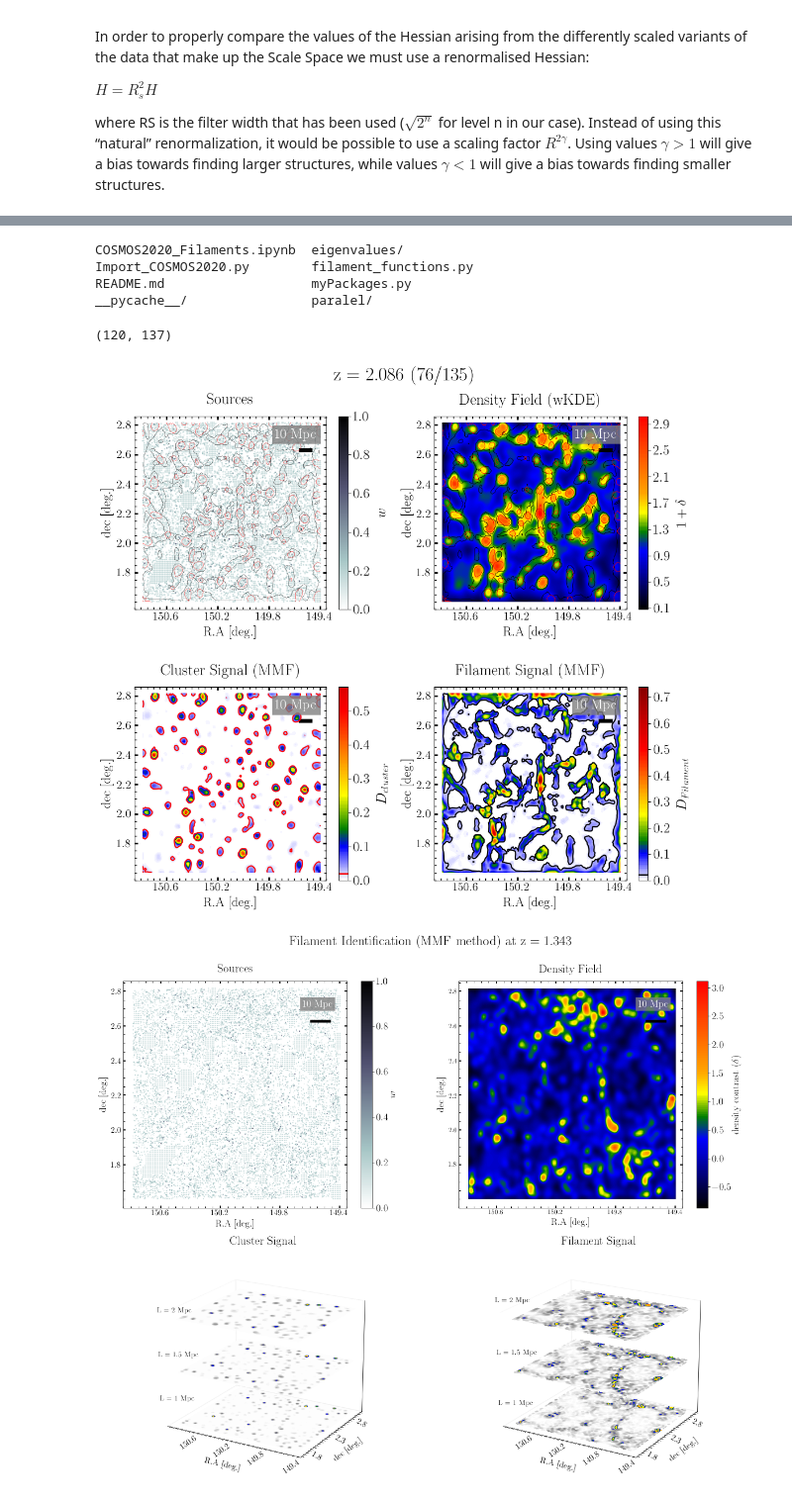
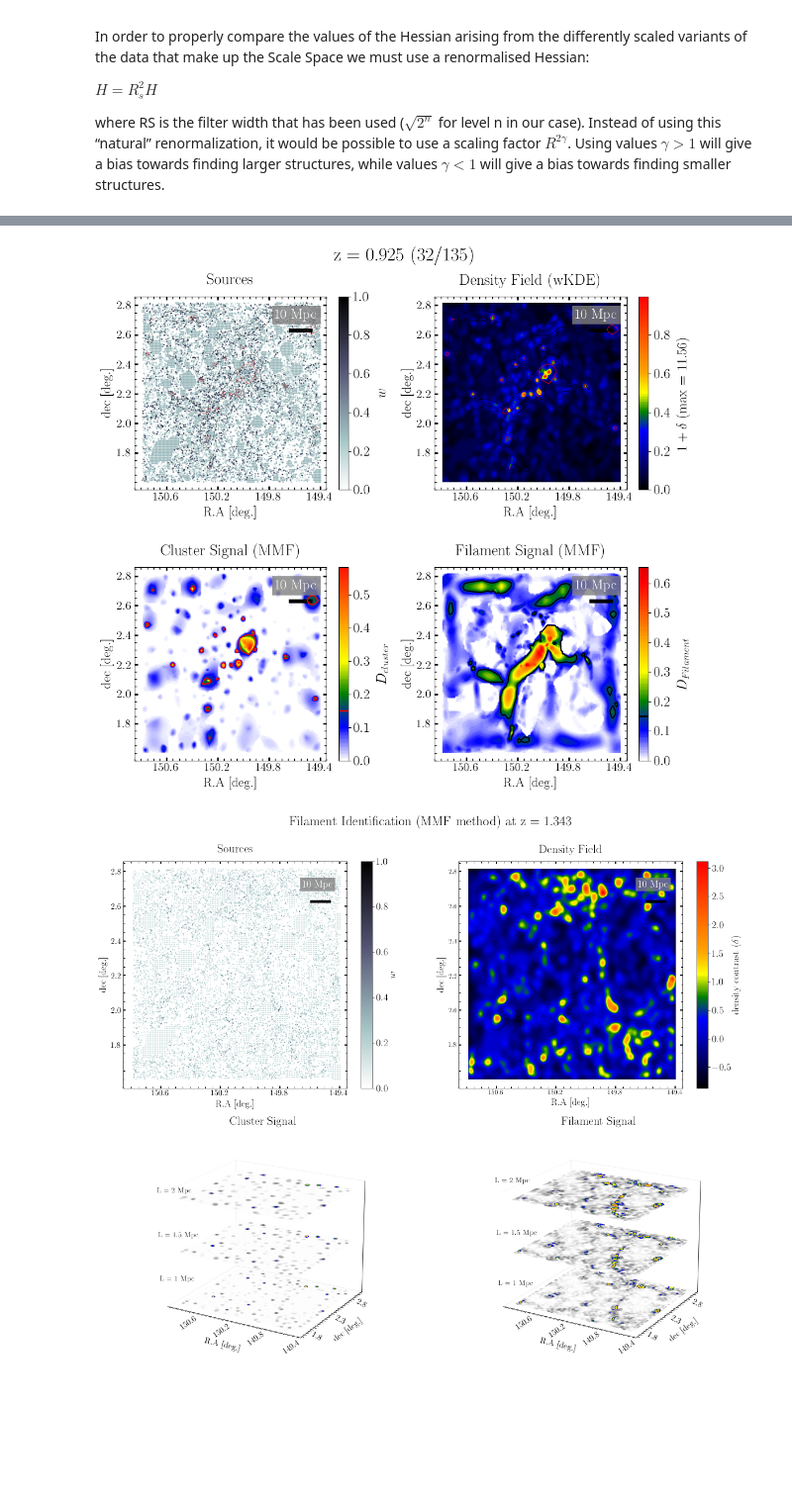
Before and after one commit to sinataamoli/COSMOS2020-filaments, a Jupyter notebook: COSMOS2020_Filaments.ipynb, the cells around one changed output, grey strips where cells are left out. Shown at 99% size. Saved outputs shown, nothing was run; the diff lists cells and outputs as text; code cells hidden in the pictures; blank space fills up the shorter version.

Commit message:
web_extractor tested

```diff
--- a/COSMOS2020_Filaments.ipynb
+++ b/COSMOS2020_Filaments.ipynb
@@ -534,0 +595,13 @@ shape = np.load('./inputs/shape.npy')
+# %%
+redshift_slices = [20]
+scales_Mpc = [0.5, 0.7, 1, 1.5, 2, 3, 4]
+
+num_rows, num_cols = 120, 137
+
+gr_x = np.linspace(alpha_min, alpha_max, num_cols)
+gr_y = np.linspace(delta_min, delta_max, num_rows)
+
+distance_scale_x = gr_x[1] - gr_x[0]
+distance_scale_y = gr_y[1] - gr_y[0]
+
+max_signal_cluster, max_signal_filament = web_extractor(redshift_slices, scales_Mpc, distance_scale_x, distance_scale_y)
@@ -648,7 +625,0 @@ filament_signal[filament_keyName] = Signal_filament
-# %%
-ls
-# %% [output]
-COSMOS2020_Filaments.ipynb  eigenvalues/
-Import_COSMOS2020.py        filament_functions.py
-README.md                   myPackages.py
-__pycache__/                paralel/
@@ -771,8 +626,10 @@ max_signal_cluster, max_signal_filament = identifier(75, scales = [0.25, 0.5, 0.
-# %%
-np.shape(max_signal_cluster)
-# %% [output]
-(120, 137)
 # %%
+slice = redshift_slices[0]
+gamma = 1
+
+max_signal_cluster = np.load(os.path.join(signals_dir, 'cluster_signal_slice=%d_z=%.3f_gamma=%.2f.npy' %(slice, slice_centers[slice], gamma)))
+max_signal_filament = np.load(os.path.join(signals_dir, 'filament_signal_slice=%d_z=%.3f_gamma=%.2f.npy' %(slice, slice_centers[slice], gamma)))
+
 rows, columns = 2, 2
 fig, ax = plt.subplots(nrows = rows, ncols = columns, figsize = (12, 11))
 
@@ -798,27 +655,27 @@ cmap_densityMap = LinearSegmentedColormap.from_list('custom', densityMap_colors)
 norm_densityMap = plt.Normalize(vmin=0, vmax=50)
 
 # Cluster_colors = [(0.0, 'blue'), (0.5, 'green'), (0.6, 'yellow'), (0.65, 'orange'), (0.8, 'red'), (1, 'black')]
-cluster_colors = [(0.0, 'white'), (0.1, 'blue'), (0.15, 'green'), (0.25, 'yellow'), (0.5, 'red'), (1, 'black')]
+cluster_colors = [(0.0, 'white'), (0.1, 'blue'), (0.2, 'green'), (0.3, 'yellow'), (0.6, 'red'), (1, 'black')]
 cmap_cluster_custom = LinearSegmentedColormap.from_list('custom', cluster_colors)
 norm_cluster = plt.Normalize(vmin=0, vmax=1)
 cmap_cluster = cmap_cluster_custom
 
 # Filament colorbar
-filament_colors = [(0.0, 'white'), (0.1, 'blue'), (0.15, 'green'), (0.25, 'yellow'), (0.5, 'red'), (1, 'black')]
+filament_colors = [(0.0, 'white'), (0.1, 'blue'), (0.2, 'green'), (0.3, 'yellow'), (0.6, 'red'), (1, 'black')]
 cmap_filament_custom = LinearSegmentedColormap.from_list('custom', filament_colors)
 norm_filament = plt.Normalize(vmin=0, vmax=1)
 cmap_filament = cmap_filament_custom
 
 # Contours
-cluster_signal_level = 0.02
-filament_signal_level = 0.02
+cluster_signal_level = 0.15
+filament_signal_level = 0.15
 galaxies_contour_width = 0.3
 density_contour_width = 0.6
 
-scale_bar = cosmo.arcsec_per_kpc_comoving(slice_centers[snapshot]).value * 10000 / 3600
+scale_bar = cosmo.arcsec_per_kpc_comoving(slice_centers[slice]).value * 10000 / 3600
 
 # Outline
-mesh_y, mesh_x = np.shape(Slice(snapshot).density_excess)
+mesh_y, mesh_x = np.shape(Slice(slice).density_excess)
 gr_x = np.linspace(alpha_min, alpha_max, mesh_x)
 gr_y = np.linspace(delta_min, delta_max, mesh_y)
 grid_x, grid_y = np.meshgrid(gr_x, gr_y)
@@ -844,7 +701,7 @@ for row in range(rows):
         ax[row, col].tick_params(which='minor', width=1, length = 3)
 
 # Galaxy Distribution
-sc0 = ax[0, 0].scatter(Slice(snapshot).sources['ra'], Slice(snapshot).sources['dec'], c = Slice(snapshot).sources['w'], s = 0.9, vmin = 0, vmax =1, cmap = points_cmap)
+sc0 = ax[0, 0].scatter(Slice(slice).sources['ra'], Slice(slice).sources['dec'], c = Slice(slice).sources['w'], s = 0.9, vmin = 0, vmax =1, cmap = points_cmap)
 cb0 = fig.colorbar(sc0, ax = ax[0, 0])
 cb0.set_ticks([0, 0.2, 0.4, 0.6, 0.8, 1])
 cb0.set_label(r'$w$', size = cb_labelsize, labelpad = cb_label_pad)
@@ -853,42 +710,42 @@ ax[0, 0].contour(grid_x, grid_y, max_signal_filament, levels = [filament_signal_
 ax[0, 0].contour(grid_x, grid_y, max_signal_cluster, levels = [cluster_signal_level], colors='red', linewidths = galaxies_contour_width)
 
 # Density Map
-density_field = Slice(snapshot).density_excess
+density_field = Slice(slice).density_excess / np.max(Slice(slice).density_excess)
 vmin_density, vmax_density = np.min(density_field), np.max(density_field)
 dn = ax[0, 1].contourf(grid_x, grid_y, density_field, 150, cmap = cmap_densityMap, norm = norm_densityMap, vmin = vmin_density, vmax = vmax_density)
 ax[0, 1].set_title('Density Field (wKDE)', size = title_size, pad = title_pad)
 cb1 = fig.colorbar(dn, ax = ax[0, 1])
-cb1.set_ticks(np.round(np.arange(vmin_density, vmax_density, 0.4), 1))
-cb1.set_label(r'$1+\delta$', size = cb_labelsize, labelpad = cb_label_pad)
+cb1.set_ticks(np.round(np.arange(vmin_density, vmax_density, 0.2), 1))
+cb1.set_label(r'$1+\delta$ (max = %.2f)' % np.max(Slice(slice).density_excess), size = cb_labelsize, labelpad = cb_label_pad)
 ax[0, 1].contour(grid_x, grid_y, max_signal_filament, levels = [filament_signal_level], colors='black', linewidths = density_contour_width)
 ax[0, 1].contour(grid_x, grid_y, max_signal_cluster, levels = [cluster_signal_level], colors='red', linewidths = density_contour_width)
 
 # Cluster Signal
 cl = ax[1, 0].contourf(grid_x, grid_y, max_signal_cluster, 150, vmin = 0, vmax = 1, cmap = cmap_cluster, norm = norm_cluster)
 ax[1, 0].contour(grid_x, grid_y, max_signal_cluster, levels = [cluster_signal_level], colors='red')
 cb3 = fig.colorbar(cl, ax = ax[1, 0])
 cb3.ax.axhline(cluster_signal_level, color='red', linewidth=2)
 cb3.set_ticks(np.arange(0, max_signal_cluster.max(), 0.1))
 cb3.set_label(r'$D_{cluster}$', size = cb_labelsize, labelpad = cb_label_pad)
 ax[1, 0].set_title('Cluster Signal (MMF)', size = title_size, pad = title_pad)
 
 # Filament Signal
 fl = ax[1, 1].contourf(grid_x, grid_y, max_signal_filament, 150, vmin = 0, vmax = 1, cmap = cmap_filament, norm = norm_filament)
 ax[1, 1].contour(grid_x, grid_y, max_signal_filament, levels = [filament_signal_level], colors='black')
 ax[1, 1].set_title('Filament Signal (MMF)', size = title_size, pad = title_pad)
 cb4 = fig.colorbar(fl, ax = ax[1, 1])
 cb4.ax.axhline(filament_signal_level, color='black', linewidth=2)
 cb4.set_ticks(np.arange(0, max_signal_filament.max(), 0.1))
 cb4.set_label(r'$D_{Filament}$', size = cb_labelsize, labelpad = cb_label_pad)
 
 fig.set_facecolor('w')
 fig.tight_layout()
 plt.subplots_adjust(left=0.1, bottom=0.15, right=0.9, top=0.9, wspace=0.25, hspace=0.4)
-fig.suptitle('z = %.3f (%d/135)' %(slice_centers[snapshot], snapshot+1), family = 'Times New Roman', size= suptitle_size, y = 0.98)
+fig.suptitle('z = %.3f (%d/135)' %(slice_centers[slice], slice+1), family = 'Times New Roman', size= suptitle_size, y = 0.98)
 
-plt.savefig(output_dir + 'plots/Filament-cluster-slice%d-z=%.3f.png' %(snapshot, slice_centers[snapshot]), format = 'png', dpi = 250)
+plt.savefig(os.path.join(outputs_dir , 'plots/Filament-cluster-slice%d-z=%.3f.png' %(slice, slice_centers[slice])), format = 'png', dpi = 250)
 # %% [output]
-[figure, old version]
+[figure, new version]
 # %%
 fig = plt.figure(figsize=(19, 19))
 
```
Also changed, not shown: parts of 24 cells of this notebook, 4 other files.
